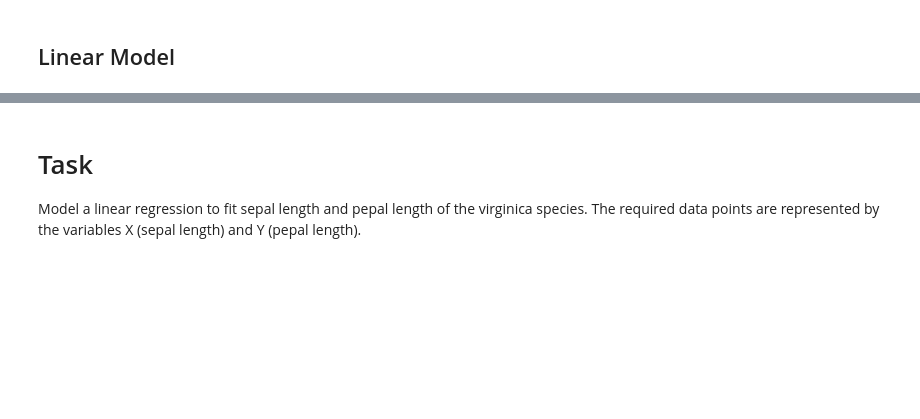
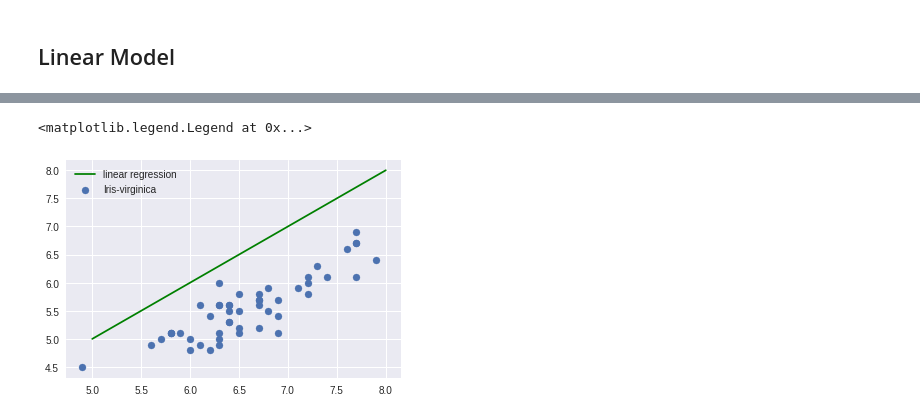
Before and after one commit to liob/ai-winter-school, a Jupyter notebook: notebooks/python_basics.ipynb, the cells around one changed output, grey strips where cells are left out. Drawn from its saved outputs; the diff is of its cells as text; code cells hidden in the pictures; blank space fills up the shorter version.

```diff
--- a/notebooks/python_basics.ipynb
+++ b/notebooks/python_basics.ipynb
@@ -131,3 +170,0 @@ $\alpha$ and $\beta$ are also known as slope and intercept.
-# %% [markdown]
-# Task
-Model a linear regression to fit sepal length and pepal length of the virginica species. The required data points are represented by the variables X (sepal length) and Y (pepal length).
@@ -133,0 +177,13 @@ Model a linear regression to fit sepal length and pepal length of the virginica
+# %%
+# code for plotting your results
+
+slope = 1.0
+intercept = 0.0
+
+plt.scatter(X, Y, label='Iris-virginica') # plot data points
+plt.plot((5,8), (5*slope+intercept, 8*slope+intercept),
+         label='linear regression', c='green')
+plt.legend()
+# %% [output]
+<matplotlib.legend.Legend at 0x...>
+[figure, added]
```
Also changed, not shown: parts of 26 cells of this notebook.
